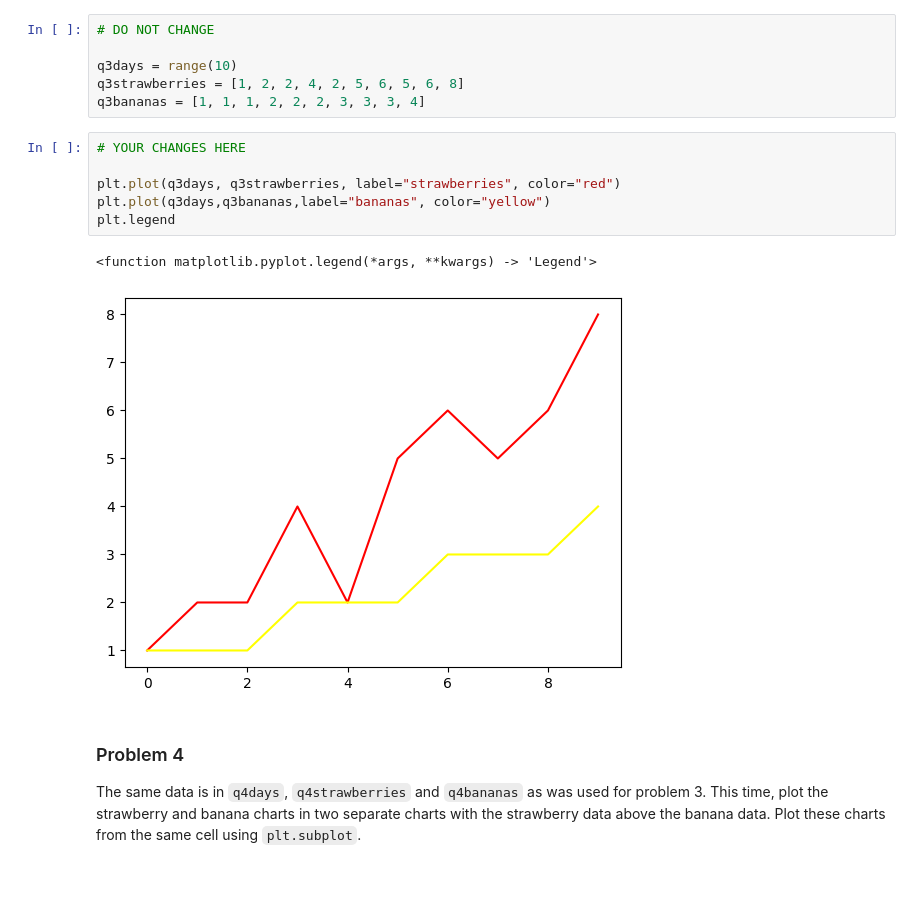
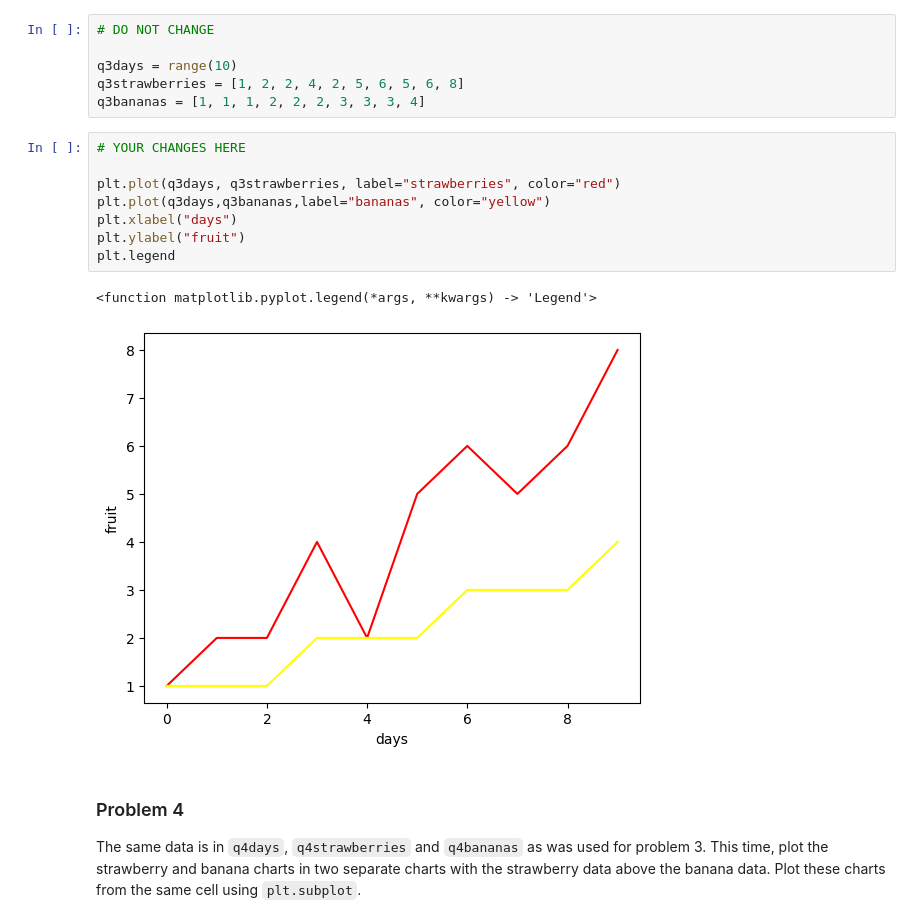
Before and after one commit to TcheungBU/dx602-homework-05, a Jupyter notebook: homework.ipynb, the cells around one changed output. Saved outputs shown, nothing was run; the diff lists cells and outputs as text; blank space fills up the shorter version.

```diff
--- a/homework.ipynb
+++ b/homework.ipynb
@@ -107,12 +107,14 @@ q3bananas = [1, 1, 1, 2, 2, 2, 3, 3, 3, 4]
 # %%
 # YOUR CHANGES HERE
 
 plt.plot(q3days, q3strawberries, label="strawberries", color="red")
 plt.plot(q3days,q3bananas,label="bananas", color="yellow")
+plt.xlabel("days")
+plt.ylabel("fruit")
 plt.legend
 # %% [output]
 <function matplotlib.pyplot.legend(*args, **kwargs) -> 'Legend'>
-[figure, old version]
+[figure, new version]
 # %% [markdown]
 ### Problem 4
 
```
Also changed, not shown: parts of 24 cells of this notebook, 1 other file.
